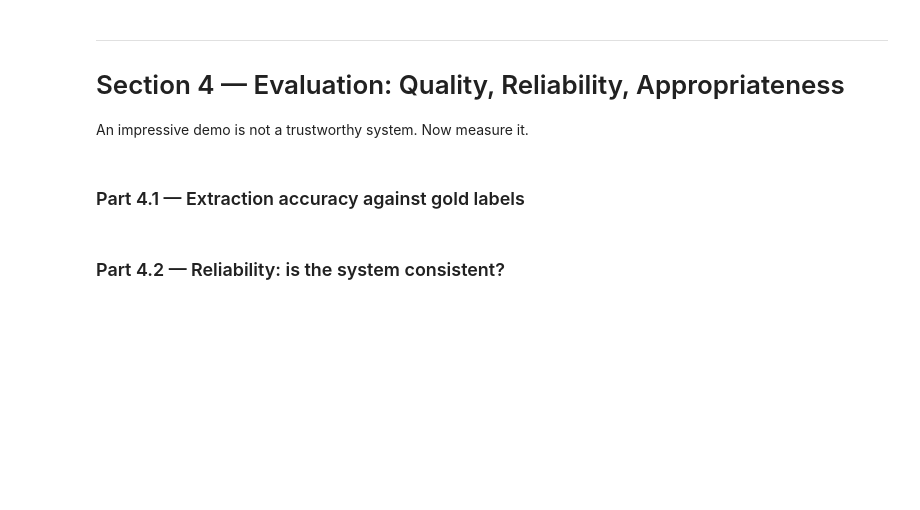
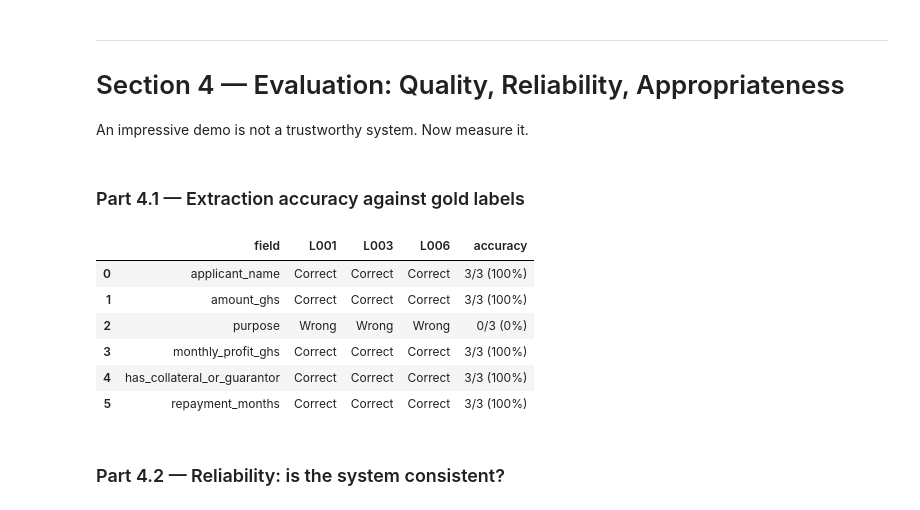
Before and after one commit to joyy-atschool/lab-4-llm-decision-support, a Jupyter notebook: Lab4/lab_4.ipynb, the cells around one changed output. Cells and saved outputs as stored; diff of their text form; code cells hidden in the pictures; blank space fills up the shorter version.

````diff
--- a/Lab4/lab_4.ipynb
+++ b/Lab4/lab_4.ipynb
@@ -418,14 +414,11 @@ def extract_fields(letter_text):
   result = ask_llm(prompt,
                    temperature = 0.0,
                    max_tokens=300)
-
   try:
     result = re.sub(r"^```json\s*", "", result.strip(), flags=re.IGNORECASE)
     result = re.sub(r"^```\s*", "", result.strip())
     result = re.sub(r"\s*```$", "", result.strip())
-
     data = json.loads(result)
-
     return data
 
   except (json.JSONDecodeError, TypeError) as e:
@@ -436,28 +429,13 @@ def extract_fields(letter_text):
 # TODO: Run it on ALL SIX letters; collect results into a pandas DataFrame (one row per
 #   letter) and display it.
 results =[]
-
 for letter_id, letter_text in LETTERS.items():
   extracted = extract_fields(letter_text)
-
   if extracted is not None:
     extracted["letter_id"] = letter_id
     results.append(extracted)
-
 results_frame = pd.DataFrame(results)
-
-columns = [
-    "letter_id",
-    "applicant_name",
-    "amount_ghs",
-    "purpose",
-    "monthly_profit_ghs",
-    "has_collateral_or_guarantor",
-    "repayment_months"
-]
-
-
+columns = ["letter_id","applicant_name","amount_ghs","purpose","monthly_profit_ghs","has_collateral_or_guarantor","repayment_months"]
 results_frame = results_frame[columns]
-
 display(results_frame)
 # %% [output]
@@ -614,9 +592,41 @@ An impressive demo is not a trustworthy system. Now measure it.
 # %%
 # TODO: For the three letters in GOLD, compare your extracted DataFrame to the gold values
 #   field by field. Compute per-field accuracy across the three letters
 #   (name matching can be case-insensitive; numbers must match exactly).
+fields = [ "applicant_name", "amount_ghs", "purpose", "monthly_profit_ghs", "has_collateral_or_guarantor","repayment_months"]
+compar = []
+for field in fields:
+    row = {"field": field}
+    corr_count = 0
+    for letter_id, gold_values in GOLD.items():
+        extracted = results_frame[results_frame["letter_id"] == letter_id].iloc[0]
+        predicted = extracted[field]
+        actual = gold_values[field]
+        if field == "applicant_name":
+            correct = str(predicted).lower() == str(actual).lower()
+        else:
+            if pd.isna(actual) and pd.isna(predicted):
+                correct = True
+            else:
+                correct = predicted == actual
+        row[letter_id] = "Correct" if correct else "Wrong"
+        if correct:
+            corr_count += 1
+    row["accuracy"] = f"{corr_count}/3 ({corr_count/3:.0%})"
+    compar.append(row)
 
+acc_df = pd.DataFrame(compar)
+
+display(acc_df)
 # TODO: Display a small table: rows = fields, columns = L001 / L003 / L006 / accuracy.
+# %% [output]
+|  | field | L001 | L003 | L006 | accuracy |
+| 0 | applicant_name | Correct | Correct | Correct | 3/3 (100%) |
+| 1 | amount_ghs | Correct | Correct | Correct | 3/3 (100%) |
+| 2 | purpose | Wrong | Wrong | Wrong | 0/3 (0%) |
+| 3 | monthly_profit_ghs | Correct | Correct | Correct | 3/3 (100%) |
+| 4 | has_collateral_or_guarantor | Correct | Correct | Correct | 3/3 (100%) |
+| 5 | repayment_months | Correct | Correct | Correct | 3/3 (100%) |
 # %% [markdown]
 ### Part 4.2 — Reliability: is the system consistent?
 # %%
````
Also changed, not shown: parts of 8 cells of this notebook.
